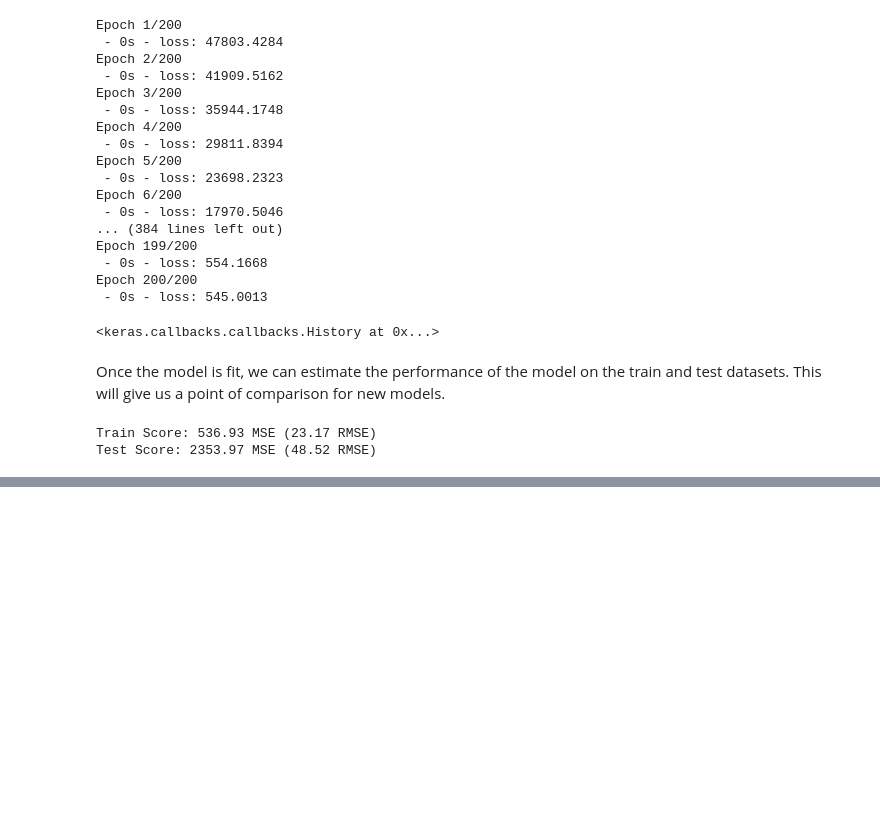
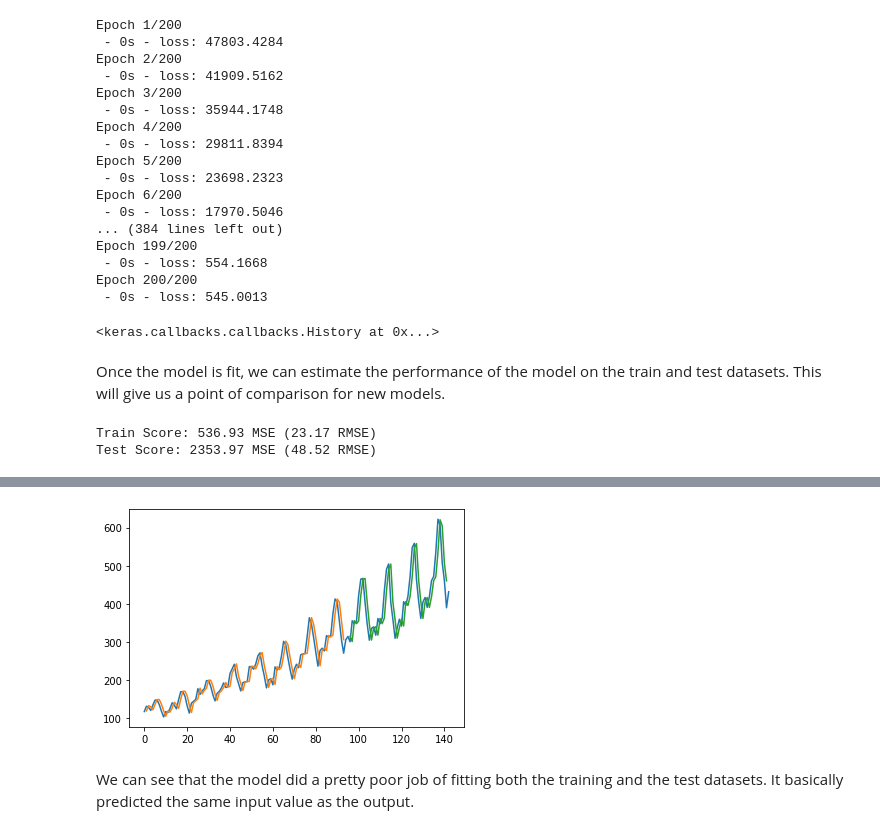
Before and after one commit to marcelounb/Deep_Learning_with_python_JasonBrownlee, a Jupyter notebook: 24_Time_Series_Prediction_with_Multilayer_Perceptrons.ipynb, the cells around one changed output, grey strips where cells are left out. Saved outputs shown, nothing was run; the diff lists cells and outputs as text; code cells hidden in the pictures; blank space fills up the shorter version.

```diff
--- a/24_Time_Series_Prediction_with_Multilayer_Perceptrons.ipynb
+++ b/24_Time_Series_Prediction_with_Multilayer_Perceptrons.ipynb
@@ -161,0 +172,22 @@ Test Score: 2353.97 MSE (48.52 RMSE)
+# %%
+# generate predictions for training
+trainPredict = model.predict(trainX)
+testPredict = model.predict(testX)
+# shift train predictions for plotting
+trainPredictPlot = np.empty_like(dataset)
+trainPredictPlot[:, :] = np.nan
+trainPredictPlot[look_back:len(trainPredict)+look_back, :] = trainPredict
+# shift test predictions for plotting
+testPredictPlot = np.empty_like(dataset)
+testPredictPlot[:, :] = np.nan
+testPredictPlot[len(trainPredict)+(look_back*2)+1:len(dataset)-1, :] = testPredict
+# plot baseline and predictions
+plt.plot(dataset)
+plt.plot(trainPredictPlot)
+plt.plot(testPredictPlot)
+plt.show()
+# %% [output]
+[figure, added]
+# %% [markdown]
+We can see that the model did a pretty poor job of fitting both the training and the test
+datasets. It basically predicted the same input value as the output.
```
Also changed, not shown: parts of 2 cells of this notebook.
